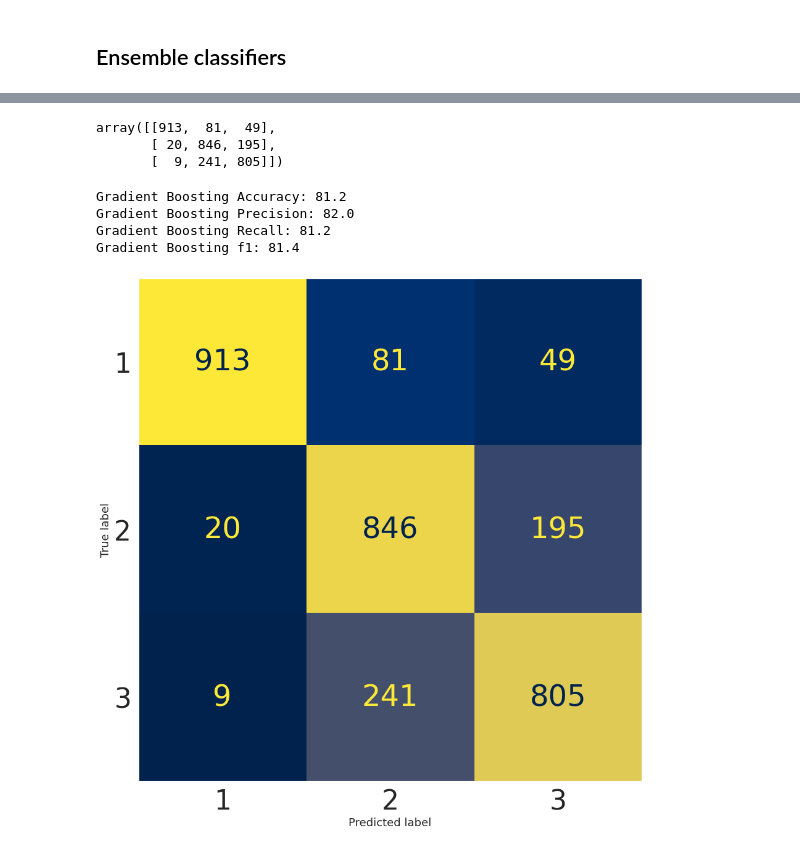
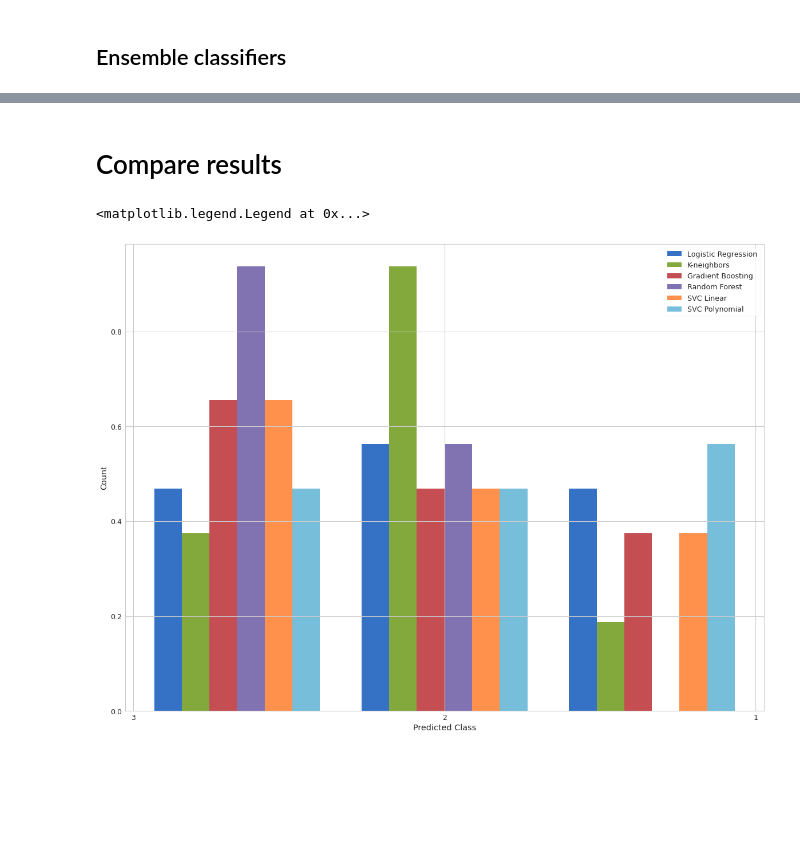
Before and after one commit to jhupiterz/SafeSeizure, a Jupyter notebook: notebooks/thomas-test_preictal_classification.ipynb, the cells around one changed output, grey strips where cells are left out. Drawn from its saved outputs; the diff is of its cells as text; code cells hidden in the pictures; blank space fills up the shorter version.

```diff
--- a/notebooks/thomas-test_preictal_classification.ipynb
+++ b/notebooks/thomas-test_preictal_classification.ipynb
@@ -471,12 +230,0 @@ Random Forest f1: 76.5%
-# %%
-fig, ax = plt.subplots(figsize=(15, 15))
-plt.grid(False)
-sns.set(font_scale=4.0)
-label_font = {'size':'18'}
-ax.set_xlabel('Predicted labels', fontdict=label_font);
-ax.set_ylabel('Observed labels', fontdict=label_font);
-
-plot_confusion_matrix(random_forest, X_test, y_test, ax=ax, cmap='cividis', colorbar=False);
-
-plt.savefig('confusion_matrix_random_forest.png', bbox_inches='tight')
-plt.show()
@@ -485,4 +233,5 @@ plt.show()
 # %%
-gradient_boosting = xgb.XGBClassifier(objective="multi:softprob", booster='gbtree', base_score=0.33, n_estimators=2000, eta=0.05, silent='False', verbosity=3, tree_method='gpu_hist', gpu_id=0, n_jobs=-1)
+with open('gradient_boosting_model', 'rb') as f:
+    gradient_boosting = pickle.load(f)
 # %%
-gradient_boosting
+gb = gradient_boosting.predict(flatten_data)
@@ -525,16 +237,0 @@ y_pred = gradient_boosting.predict(X_test)
-# %%
-confusion_matrix(y_test, y_pred)
-# %% [output]
-array([[913,  81,  49],
-       [ 20, 846, 195],
-       [  9, 241, 805]])
-# %%
-print(f'Gradient Boosting Accuracy: {round(accuracy_score(y_test,y_pred)*100,1)}')
-print(f'Gradient Boosting Precision: {round(precision_score(y_test,y_pred, average="weighted")*100,1)}')
-print(f'Gradient Boosting Recall: {round(recall_score(y_test,y_pred, average="weighted")*100,1)}')
-print(f'Gradient Boosting f1: {round(f1_score(y_test,y_pred, average="weighted")*100,1)}')
-# %% [output]
-Gradient Boosting Accuracy: 81.2
-Gradient Boosting Precision: 82.0
-Gradient Boosting Recall: 81.2
-Gradient Boosting f1: 81.4
@@ -546,14 +238,13 @@ Gradient Boosting f1: 81.4
-# %%
-fig, ax = plt.subplots(figsize=(15, 15))
-plt.grid(False)
-sns.set(font_scale=4.0)
-label_font = {'size':'18'}
-ax.set_xlabel('Predicted labels', fontdict=label_font);
-ax.set_ylabel('Observed labels', fontdict=label_font);
-
-plot_confusion_matrix(gradient_boosting, X_test, y_test, ax=ax, cmap='cividis', colorbar=False);
-
-plt.savefig('confusion_matrix_gradient_boosting.png', bbox_inches='tight')
-plt.show()
-# %% [output]
-[figure, removed]
+# %% [markdown]
+# Compare results
+# %%
+plt.figure(figsize=(20,15))
+ax = plt.gca()
+ax.set_xlabel('Predicted Class')
+ax.set_ylabel('Count')
+plt.hist(x=(lr,kn,gb, rf, svcl, svcp), label=('Logistic Regression', 'K-neighbors','Gradient Boosting',
+                                              'Random Forest','SVC Linear', 'SVC Polynomial'),bins=3, density=True)
+plt.legend()
+# %% [output]
+<matplotlib.legend.Legend at 0x...>
+[figure, added]
```
Also changed, not shown: parts of 50 cells of this notebook, 1 other file.
